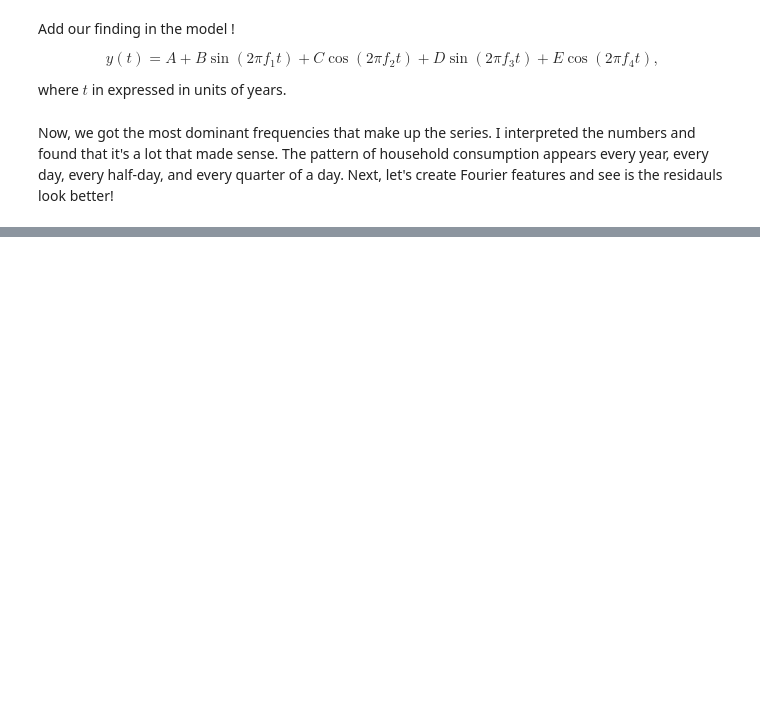
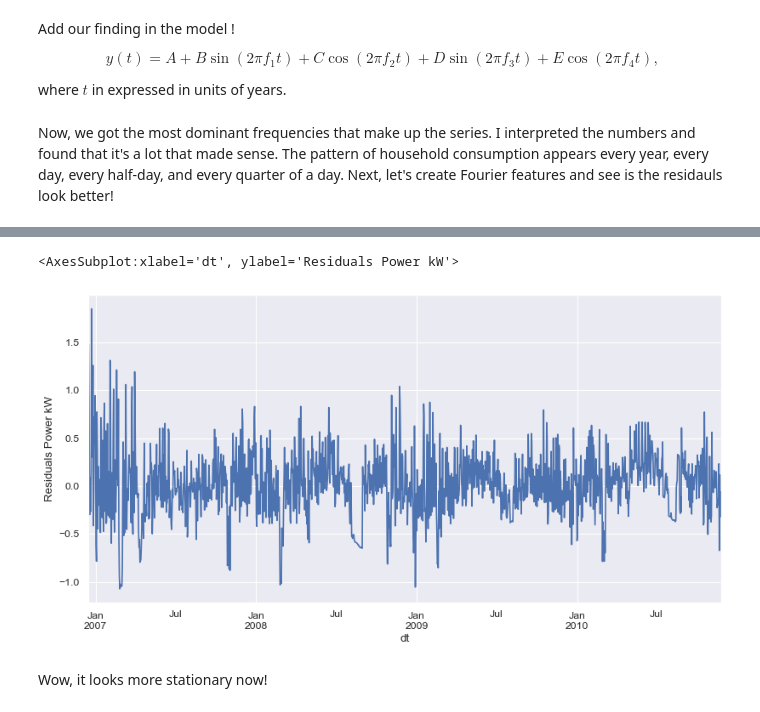
Before and after one commit to EarnRW/Time-Series-Forecasting-Household-Electric-Power-Consumption, a Jupyter notebook: notebook/forecasting.ipynb, the cells around one changed output, grey strips where cells are left out. Cells and saved outputs as stored; diff of their text form; code cells hidden in the pictures; blank space fills up the shorter version.

Commit message:
find the seasonal

```diff
--- a/notebook/forecasting.ipynb
+++ b/notebook/forecasting.ipynb
@@ -359,32 +355,38 @@ class ColumnSelectTransformer(BaseEstimator, TransformerMixin):
 # %%
 # construct and train pipeline
 from sklearn.pipeline import FeatureUnion
-
-fourier = FourierComponents([730.43, 1.01, 365.22, 1461.11])
-
-select_fft_col = ColumnSelectTransformer("time_year_frac")
-# select_self_col = ColumnSelectTransformer(["Global_active_power", "time_year_frac"])
-
-ff_pipe = Pipeline([("select_fft_col", select_fft_col),
-                    ("fourier", fourier)])
 
 # perform train/test split
 cutoff = 2010
 df_train, df_test, y_train, y_test = ts_train_test_split(data, cutoff, 'Global_active_power')
 
 # construct and train pipeline
-time_index = IndexSelector()
+
+trend_col = ColumnSelectTransformer("decimal_time", need_reshape=True)
+poly = PolynomialFeatures(degree=1)
+trend_pipe = Pipeline([('trend_col', trend_col),
+                 ('drift', poly),
+                 ])
+
+fourier_col = ColumnSelectTransformer("decimal_time")
+fourier = FourierComponents([730.43, 1.01, 365.22, 1461.11])
+seasonal_pipe = Pipeline([("fourier_col", fourier_col),
+                    ("fourier", fourier)])
+
+
+feature_union = FeatureUnion([
+    ("trend_feature", trend_pipe),
+    ("seasonal_feature", seasonal_pipe)
+])
+
+# construct and train pipeline
 lr = LinearRegression()
-
-# features = FeatureUnion([("ff_pipe", ff_pipe),
-#                          ("select_self_col", select_self_col)])
-
-baseline = Pipeline([('indices', time_index),
-                     ('fourier_feature', ff_pipe),
-                     ('regressor', lr)])
+baseline = Pipeline([
+    ('feature_union', feature_union),
+    ('regressor', lr)
+])
 
 baseline.fit(df_train, y_train)
-
 # make predictions
 y_pred = baseline.predict(data)
 resd = power - y_pred
@@ -427,0 +406,9 @@ array([[-0.93433968,  0.35638373,  0.98485745, ...,  0.99933761,
+# %%
+plt.figure(figsize=(12, 6), dpi=80)
+plt.ylabel('Residuals Power kW')
+resd.resample("D").mean().plot()
+# %% [output]
+<AxesSubplot:xlabel='dt', ylabel='Residuals Power kW'>
+[figure, added]
+# %% [markdown]
+Wow, it looks more stationary now!
```
Also changed, not shown: parts of 17 cells of this notebook.
